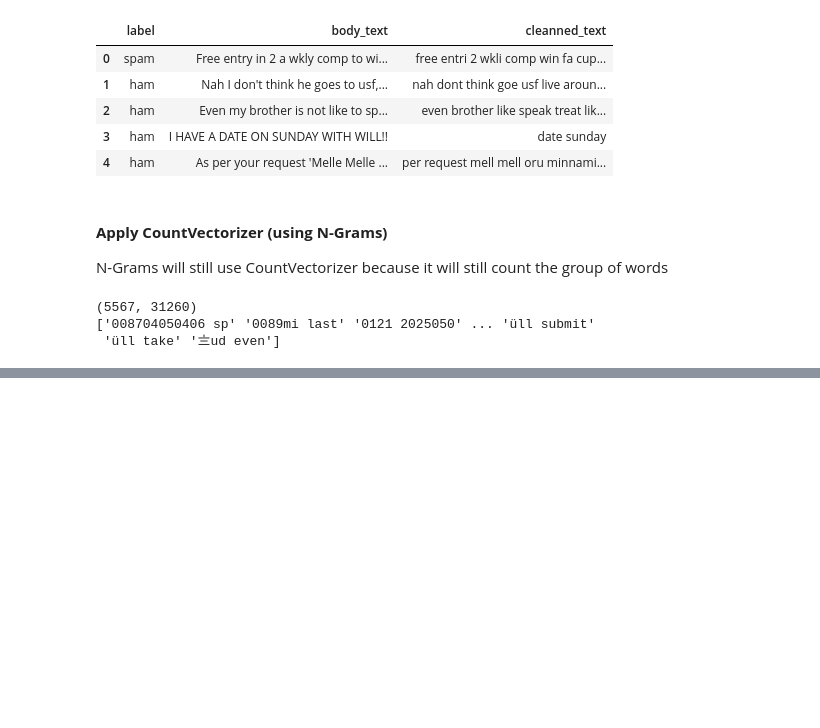
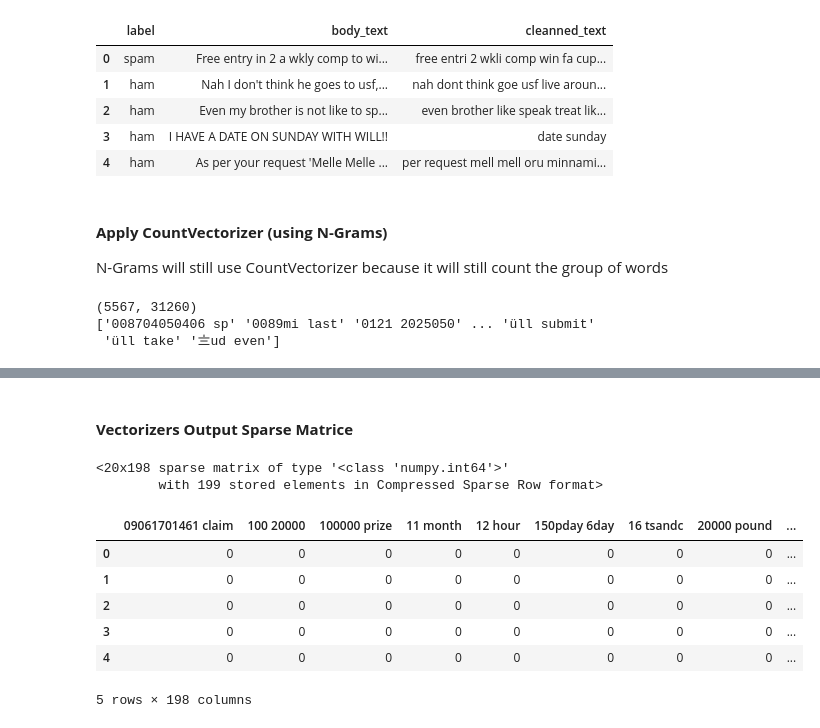
Before and after one commit to Msdot001/Alien_invasion_Game, a Jupyter notebook: NLP_Introduction.ipynb, the cells around one changed output, grey strips where cells are left out. Cells and saved outputs as stored; diff of their text form; code cells hidden in the pictures; blank space fills up the shorter version.

```diff
--- a/NLP_Introduction.ipynb
+++ b/NLP_Introduction.ipynb
@@ -1026,0 +1047,7 @@ print(ngram_vect.get_feature_names_out())
+# %%
+data_sample = data[0:20]
+
+ngram_vect_sample = CountVectorizer(ngram_range=(2,2))  # its something worth try to see different range of ngram
+X_counts_sample = ngram_vect_sample.fit_transform(data_sample["cleanned_text"])
+print(X_counts_sample.shape)
+print(ngram_vect_sample.get_feature_names_out())
@@ -1026,0 +1072,21 @@ print(ngram_vect.get_feature_names_out())
+# %% [markdown]
+#### **Vectorizers Output Sparse Matrice**
+# %%
+X_counts_sample
+# %% [output]
+<20x198 sparse matrix of type '<class 'numpy.int64'>'
+        with 199 stored elements in Compressed Sparse Row format>
+# %%
+# Convert to arrary and the dataframe
+
+X_count_df = pd.DataFrame(X_counts_sample.toarray())
+X_count_df.columns = ngram_vect_sample.get_feature_names_out()
+X_count_df.head()
+# %% [output]
+|  | 09061701461 claim | 100 20000 | 100000 prize | 11 month | 12 hour | 150pday 6day | 16 tsandc | 20000 pound | ... |
+| 0 | 0 | 0 | 0 | 0 | 0 | 0 | 0 | 0 | ... |
+| 1 | 0 | 0 | 0 | 0 | 0 | 0 | 0 | 0 | ... |
+| 2 | 0 | 0 | 0 | 0 | 0 | 0 | 0 | 0 | ... |
+| 3 | 0 | 0 | 0 | 0 | 0 | 0 | 0 | 0 | ... |
+| 4 | 0 | 0 | 0 | 0 | 0 | 0 | 0 | 0 | ... |
+5 rows × 198 columns
```
Also changed, not shown: parts of 3 cells of this notebook.
